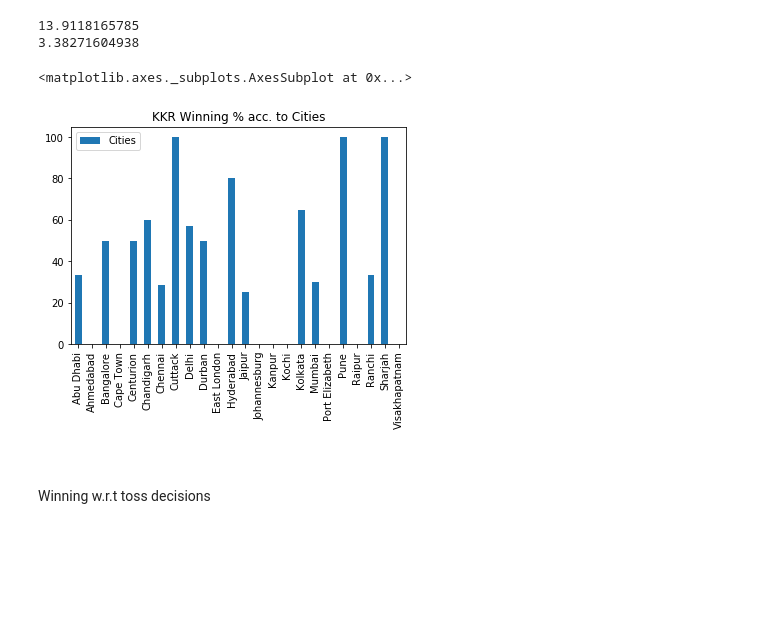
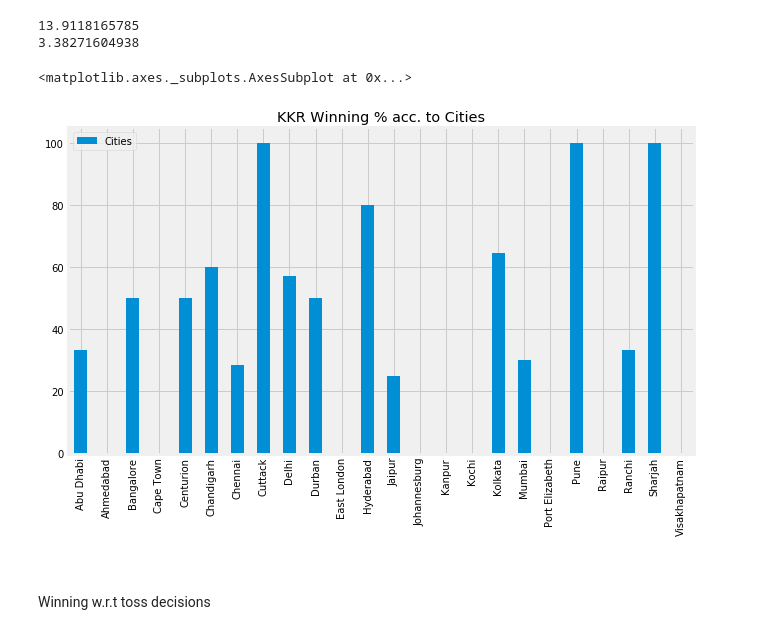
Before and after one commit to vishu819/IPL-Data-Analysis, a Jupyter notebook: ipl.ipynb, the cells around one changed output. Saved outputs shown, nothing was run; the diff lists cells and outputs as text; code cells hidden in the pictures; blank space fills up the shorter version.

```diff
--- a/ipl.ipynb
+++ b/ipl.ipynb
@@ -2,6 +2,7 @@
 import pandas as pd
 import matplotlib.pyplot as plt
 import seaborn as sns
+plt.style.use('fivethirtyeight')
 %matplotlib inline
 # %%
 data=pd.read_csv(r"./ipl/matches.csv")
@@ -175,10 +176,10 @@ for i in list_of_cities:
 #Expressing in form of DataFrame
 x=pd.DataFrame(label)
 # %%
-x.plot(kind='bar',title='KKR Winning % acc. to Cities')
+x.plot(kind='bar',title='KKR Winning % acc. to Cities',figsize=(10,6))
 # %% [output]
 <matplotlib.axes._subplots.AxesSubplot at 0x...>
-[figure, old version]
+[figure, new version]
 # %% [markdown]
 <p style="font-family: Arial; font-size:1.75em;color:#2462C0; font-style:bold"><br>
 
```
Also changed, not shown: parts of 21 cells of this notebook.
